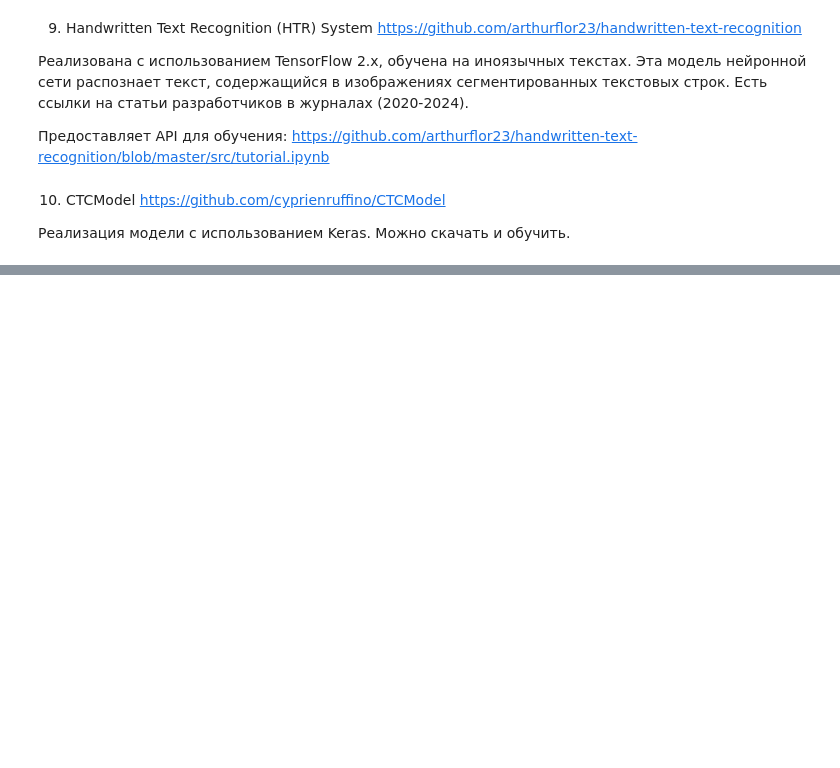
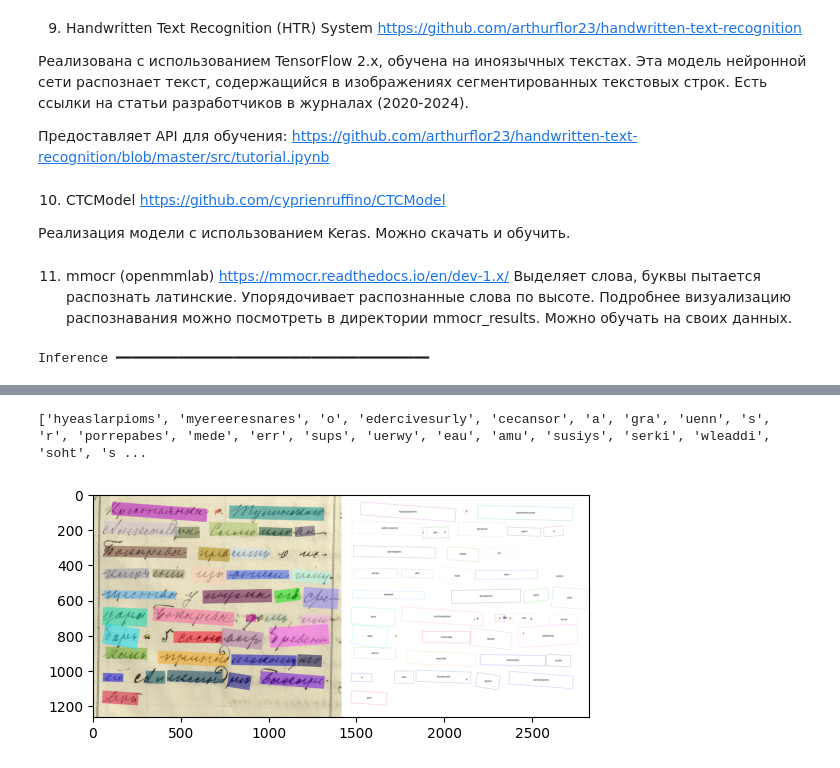
Before and after one commit to gudkovst/Recognition-volost-courts, a Jupyter notebook: review.ipynb, the cells around one changed output, grey strips where cells are left out. Cells and saved outputs as stored; diff of their text form; code cells hidden in the pictures; blank space fills up the shorter version.

```diff
--- a/review.ipynb
+++ b/review.ipynb
@@ -168,3 +194,26 @@ recognize_paddleocr('test_pictures\\printed.jpg')
 10) CTCModel  https://github.com/cyprienruffino/CTCModel
 
 Реализация модели с использованием Keras. Можно скачать и обучить.
+# %% [markdown]
+11. mmocr (openmmlab) https://mmocr.readthedocs.io/en/dev-1.x/
+    Выделяет слова, буквы пытается распознать латинские. Упорядочивает распознанные слова по высоте. Подробнее визуализацию распознавания можно посмотреть в директории mmocr_results.
+    Можно обучать на своих данных.
+# %%
+import matplotlib.pyplot as plt
+from mmocr.apis import MMOCRInferencer
+
+
+def recognize_mmocr(image_path: str):
+    ocr = MMOCRInferencer(det='DBNet', rec='CRNN')
+    result = ocr(image_path, return_vis=True, save_vis=True)
+
+    text_res = result['predictions'][0]['rec_texts']
+    text_res.reverse()
+    print(text_res)
+
+    plt.imshow(result['visualization'][0])
+    plt.show()
+# %%
+recognize_mmocr('test_pictures\\test-9-soderganie-2.jpg')
+# %% [output]
+Inference ━━━━━━━━━━━━━━━━━━━━━━━━━━━━━━━━━━━━━━━━
@@ -170,0 +221,2 @@ recognize_paddleocr('test_pictures\\printed.jpg')
+['hyeaslarpioms', 'myereeresnares', 'o', 'edercivesurly', 'cecansor', 'a', 'gra', 'uenn', 's', 'r', 'porrepabes', 'mede', 'err', 'sups', 'uerwy', 'eau', 'amu', 'susiys', 'serki', 'wleaddi', 'soht', 's ...
+[figure, added]
```
Also changed, not shown: parts of 8 cells of this notebook.
